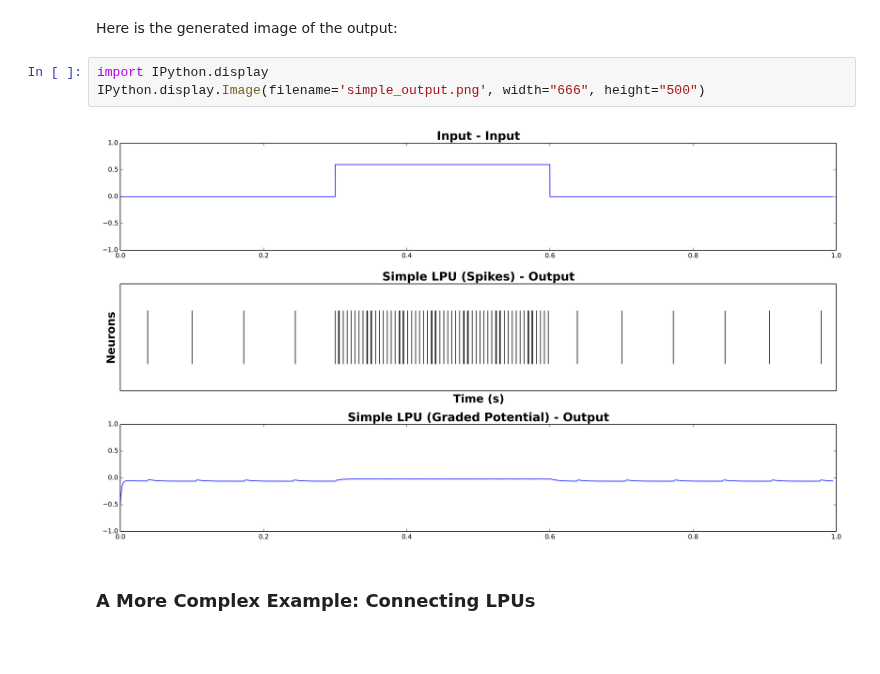
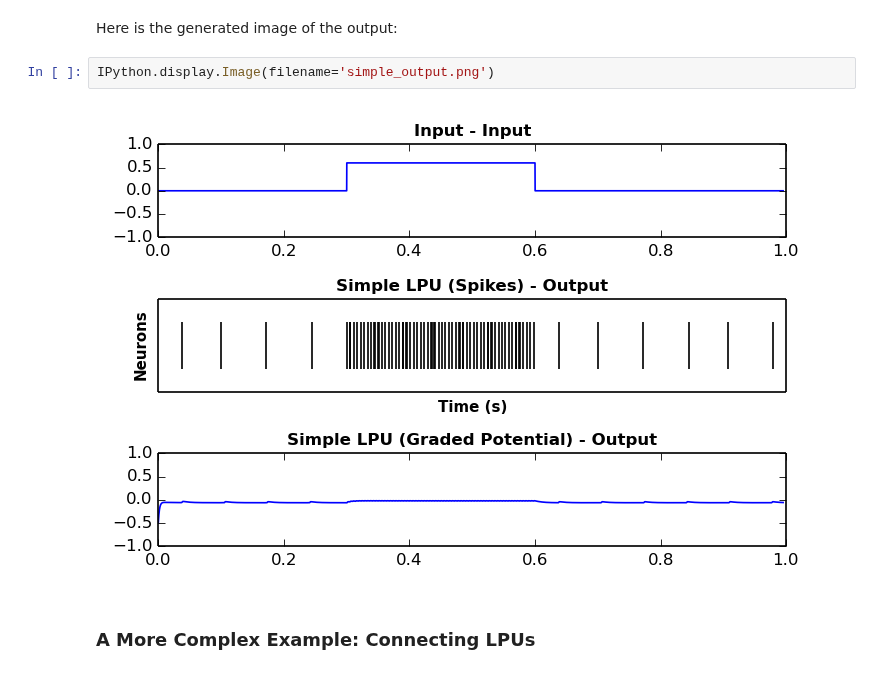
Before and after one commit to neurokernel/neurokernel, a Jupyter notebook: notebooks/intro.ipynb, the cells around one changed output. Cells and saved outputs as stored; diff of their text form; blank space fills up the shorter version.

Commit message:
Resize simple demo image properly.

```diff
--- a/notebooks/intro.ipynb
+++ b/notebooks/intro.ipynb
@@ -206,10 +207,9 @@ plt.close(gcf())
 # %% [markdown]
 Here is the generated image of the output:
 # %%
-import IPython.display
-IPython.display.Image(filename='simple_output.png', width="666", height="500")
+IPython.display.Image(filename='simple_output.png')
 # %% [output]
-[figure, old version]
+[figure, new version]
 # %% [markdown]
 ### A More Complex Example: Connecting LPUs
 # %% [markdown]
```
Also changed, not shown: parts of 1 cell of this notebook.
